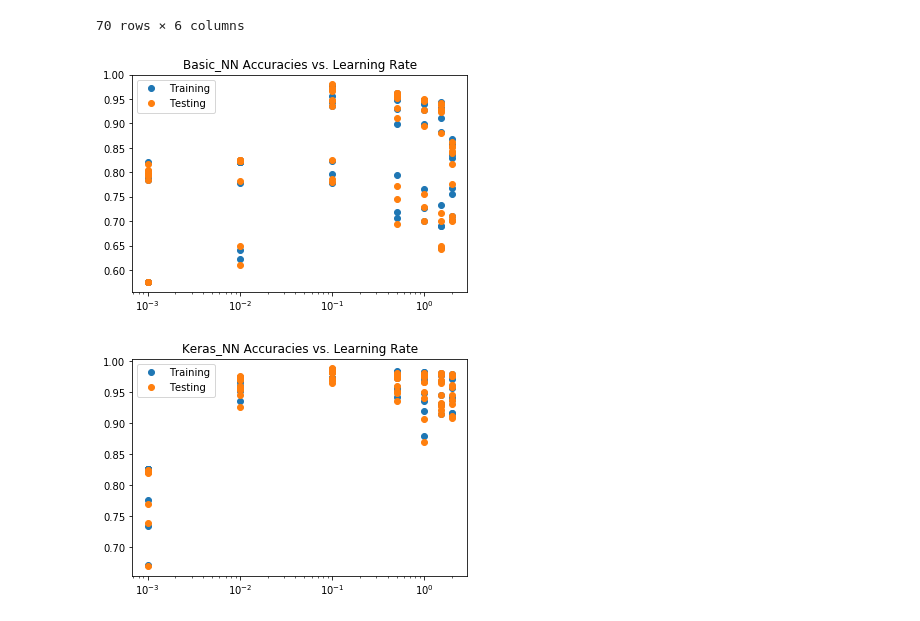
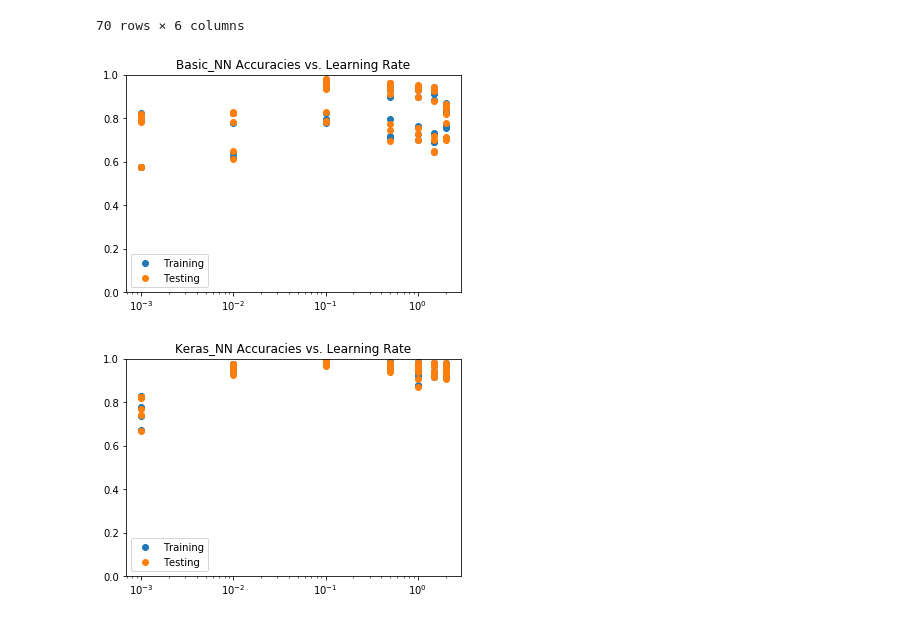
Before and after one commit to tdixon6585/Honors-Thesis, a Jupyter notebook: Read_K_Fold_Validation.ipynb, the cells around one changed output. Drawn from its saved outputs; the diff is of its cells as text; code cells hidden in the pictures.

```diff
--- a/Read_K_Fold_Validation.ipynb
+++ b/Read_K_Fold_Validation.ipynb
@@ -23,26 +23,28 @@ f
 # %%
 #for i, txt in enumerate(f['Layers']):
 #    plt.annotate(txt, (f['learning_rate'].iloc[i], f['Btest_acc'].iloc[i]),
 #                 textcoords="offset points",
 #                 xytext=(0,10),
 #                 ha='center')
 
 plt.plot(f['learning_rate'], f['Btest_acc'], 'o', label='Training')
 plt.plot(f['learning_rate'], f['Btrain_acc'], 'o', label='Testing')
 plt.xscale('log')
+plt.ylim(0,1)
 plt.title("Basic_NN Accuracies vs. Learning Rate")
 plt.legend()
 plt.show()
 
 plt.plot(f['learning_rate'], f['Ktrain_acc'], 'o', label='Training')
 plt.plot(f['learning_rate'], f['Ktest_acc'], 'o', label='Testing')
 plt.xscale('log')
+plt.ylim(0,1)
 plt.title("Keras_NN Accuracies vs. Learning Rate")
 plt.legend()
 plt.show()
 # %% [output]
-[figure, old version]
+[figure, new version]
-[figure, old version]
+[figure, new version]
 # %%
 for l in f['Layers'].unique():
     plt.plot(f.loc[f['Layers']==l, 'learning_rate'],f.loc[f['Layers']==l, 'Btest_acc'], 'o', label='Basic_Test')
```
Also changed, not shown: parts of 1 cell of this notebook, 2 other files.
